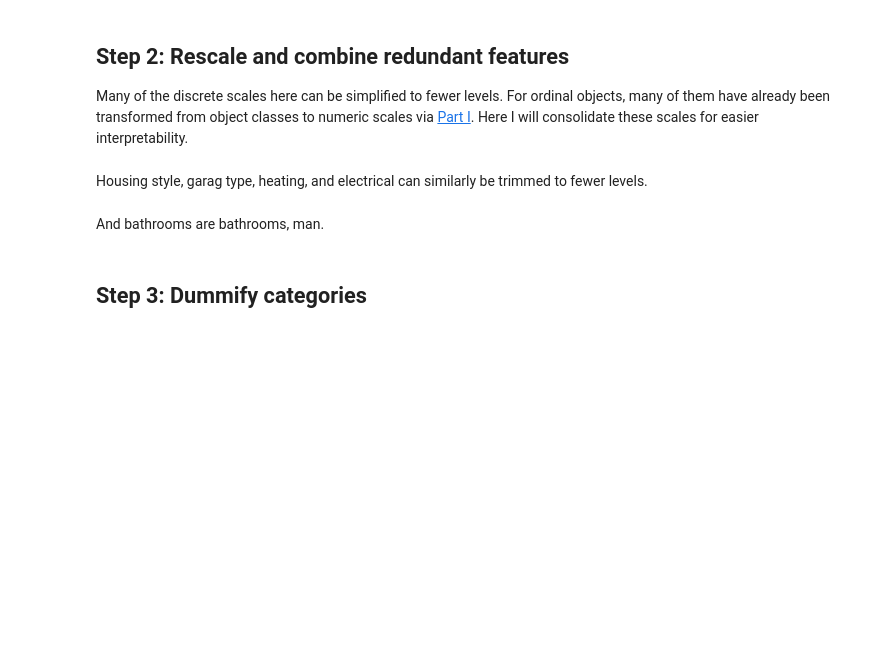
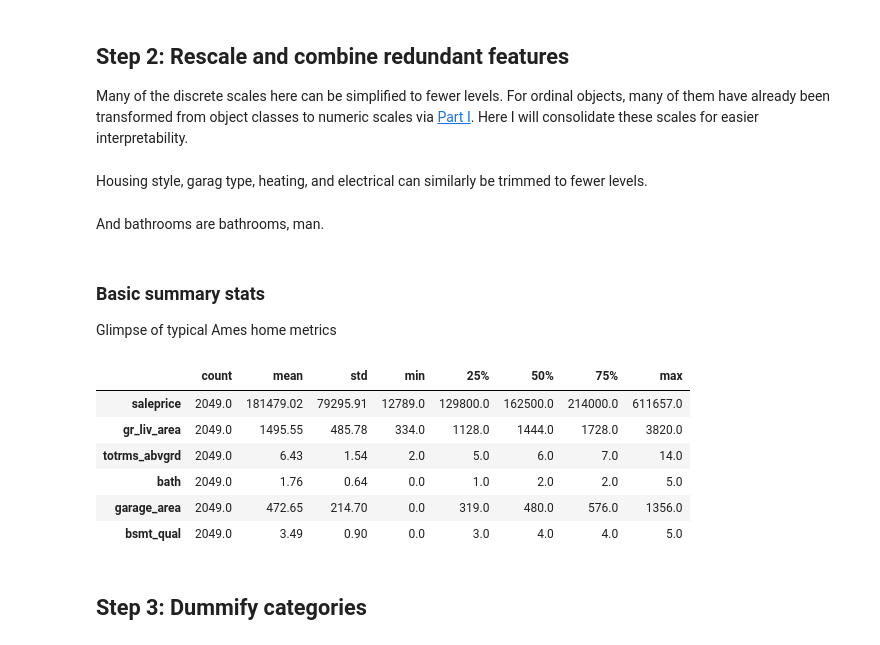
Before and after one commit to welcometohelen/firstkaggle_ames_housing, a Jupyter notebook: TechReport_2_inference.ipynb, the cells around one changed output. Saved outputs shown, nothing was run; the diff lists cells and outputs as text; code cells hidden in the pictures; blank space fills up the shorter version.

```diff
--- a/Presentation Notebook v2.ipynb
+++ b/TechReport_2_inference.ipynb
@@ -17,6 +16,3 @@ from sklearn.model_selection import train_test_split , cross_val_score
 from sklearn.metrics import r2_score, mean_squared_error
 from sklearn.dummy import DummyRegressor
 from sklearn.preprocessing import StandardScaler
-# %%
-pd.set_option('display.max_rows',None)
-pd.set_option('display.max_columns',None)
@@ -183,6 +156,21 @@ training_nodums['bath'] = training_nodums['full_bath'] + (.5*training_nodums['ha
 training_nodums['bsmt_bath']= np.where(training_nodums['bsmt_half_bath']+training_nodums['bsmt_full_bath']>0, 1, 0)
 # %%
 training_nodums.drop(columns = ['bsmt_full_bath','bsmt_half_bath','full_bath','half_bath'], inplace=True)
+# %% [markdown]
+### Basic summary stats
+Glimpse of typical Ames home metrics
+# %%
+summstats = training_nodums.copy()
+summstats['saleprice'] = np.expm1(summstats['saleprice'])
+summstats[['saleprice','gr_liv_area','totrms_abvgrd','bath','garage_area','bsmt_qual']].describe().T.round(2)
+# %% [output]
+|  | count | mean | std | min | 25% | 50% | 75% | max |
+| saleprice | 2049.0 | 181479.02 | 79295.91 | 12789.0 | 129800.0 | 162500.0 | 214000.0 | 611657.0 |
+| gr_liv_area | 2049.0 | 1495.55 | 485.78 | 334.0 | 1128.0 | 1444.0 | 1728.0 | 3820.0 |
+| totrms_abvgrd | 2049.0 | 6.43 | 1.54 | 2.0 | 5.0 | 6.0 | 7.0 | 14.0 |
+| bath | 2049.0 | 1.76 | 0.64 | 0.0 | 1.0 | 2.0 | 2.0 | 5.0 |
+| garage_area | 2049.0 | 472.65 | 214.70 | 0.0 | 319.0 | 480.0 | 576.0 | 1356.0 |
+| bsmt_qual | 2049.0 | 3.49 | 0.90 | 0.0 | 3.0 | 4.0 | 4.0 | 5.0 |
 # %% [markdown]
 ## Step 3: Dummify categories
 # %%
```
Also changed, not shown: parts of 39 cells of this notebook, 13 other files.
